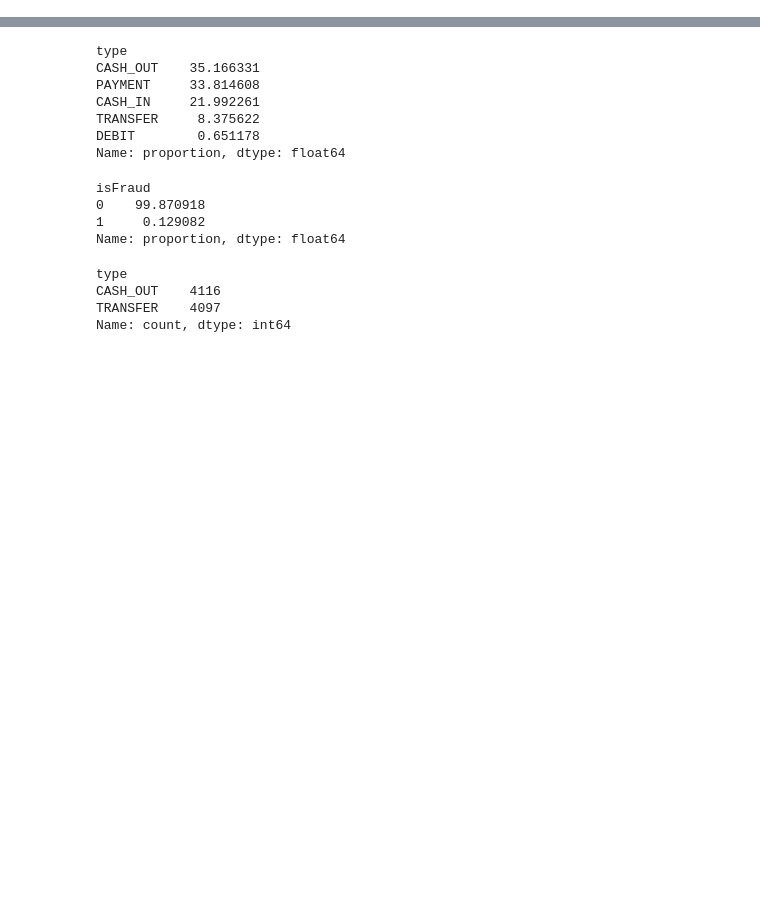
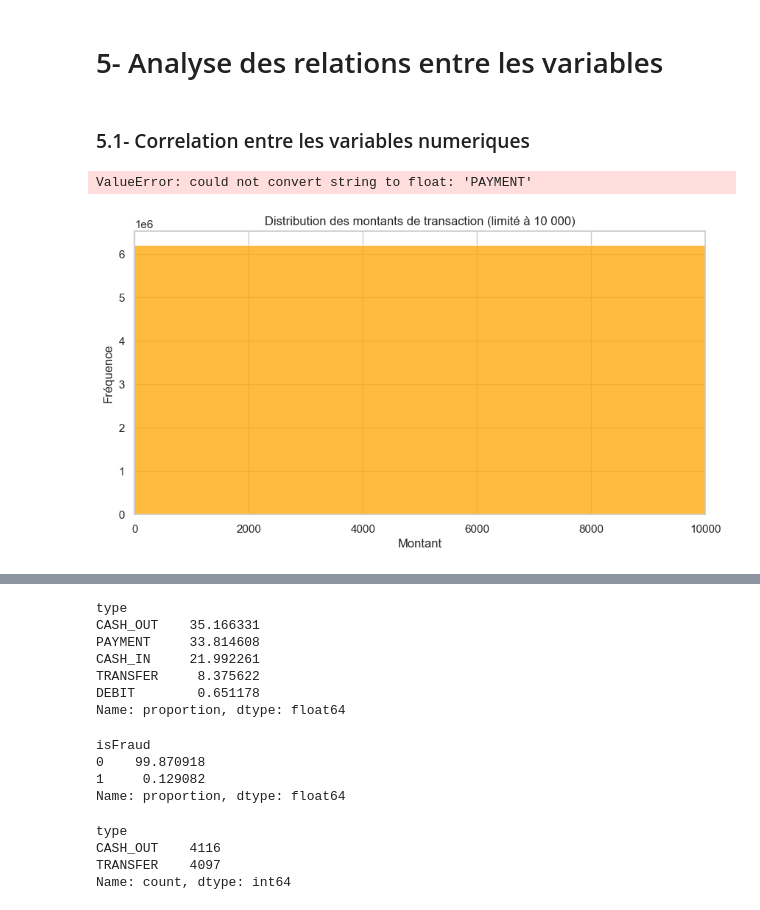
Before and after one commit to NGAMBOUcollab/detection_fraude_bancaire, a Jupyter notebook: src/01_exploration_donnees.ipynb, the cells around one changed output, grey strips where cells are left out. Saved outputs shown, nothing was run; the diff lists cells and outputs as text; code cells hidden in the pictures; blank space fills up the shorter version.

```diff
--- a/src/01_exploration_donnees.ipynb
+++ b/src/01_exploration_donnees.ipynb
@@ -79,0 +202,20 @@ df.describe()
+# %% [markdown]
+# 5-  Analyse des relations entre les variables
+# %% [markdown]
+### 5.1- Correlation entre les variables numeriques
+# %%
+corr = df.corr()
+sns.heatmap(corr, annot=True)
+# %% [output]
+ValueError: could not convert string to float: 'PAYMENT'
+# %%
+# Répartition des montants des transactions
+plt.figure(figsize=(10,5))
+sns.histplot(df['amount'], bins=100, kde=False, color='orange')
+plt.xlim(0, 10000)
+plt.title("Distribution des montants de transaction (limité à 10 000)")
+plt.xlabel("Montant")
+plt.ylabel("Fréquence")
+plt.show()
+# %% [output]
+[figure, added]
```
Also changed, not shown: parts of 36 cells of this notebook.
